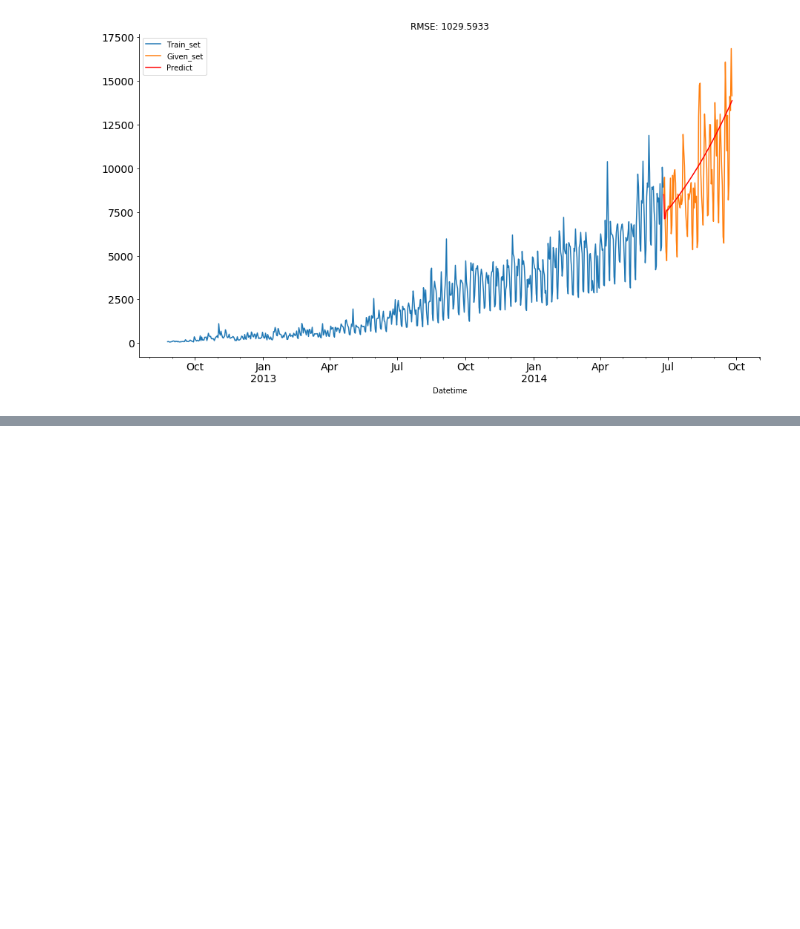
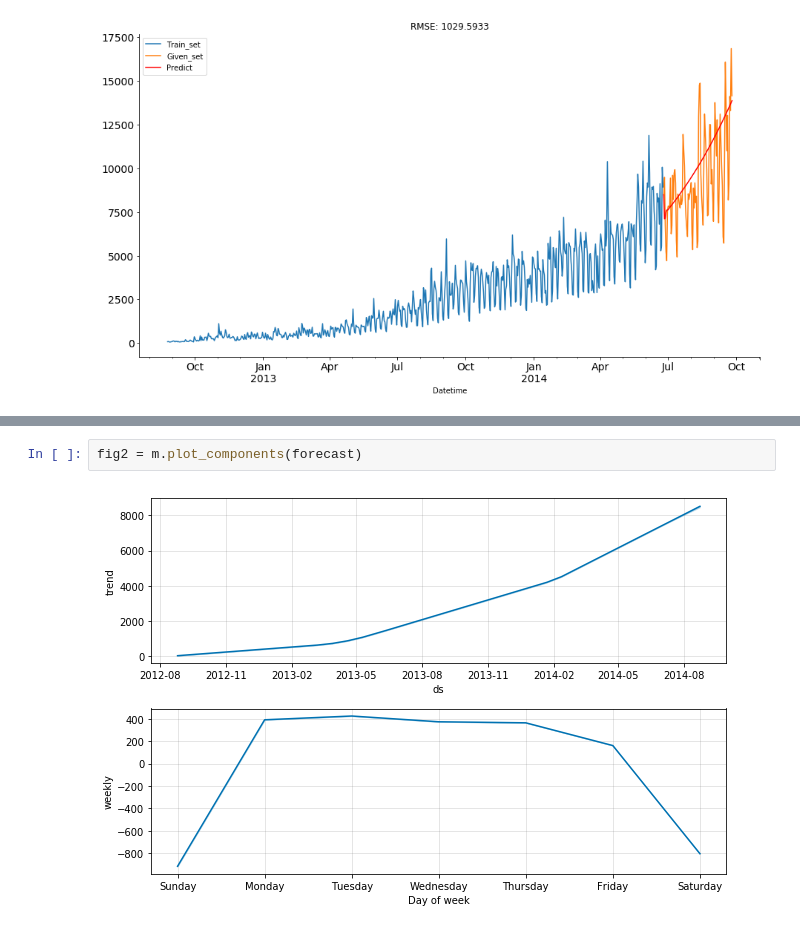
Before and after one commit to ksulima/Time_Series, a Jupyter notebook: notebooks/Time_Series_Analysis.ipynb, the cells around one changed output, grey strips where cells are left out. Saved outputs shown, nothing was run; the diff lists cells and outputs as text; blank space fills up the shorter version.

```diff
--- a/notebooks/Time_Series_Analysis.ipynb
+++ b/notebooks/Time_Series_Analysis.ipynb
@@ -612,0 +596,4 @@ check_prediction_diff_with_train(ARIMA_predict_diff, dValid, dTrain)
+# %%
+fig2 = m.plot_components(forecast)
+# %% [output]
+[figure, added]
```
Also changed, not shown: parts of 29 cells of this notebook.
